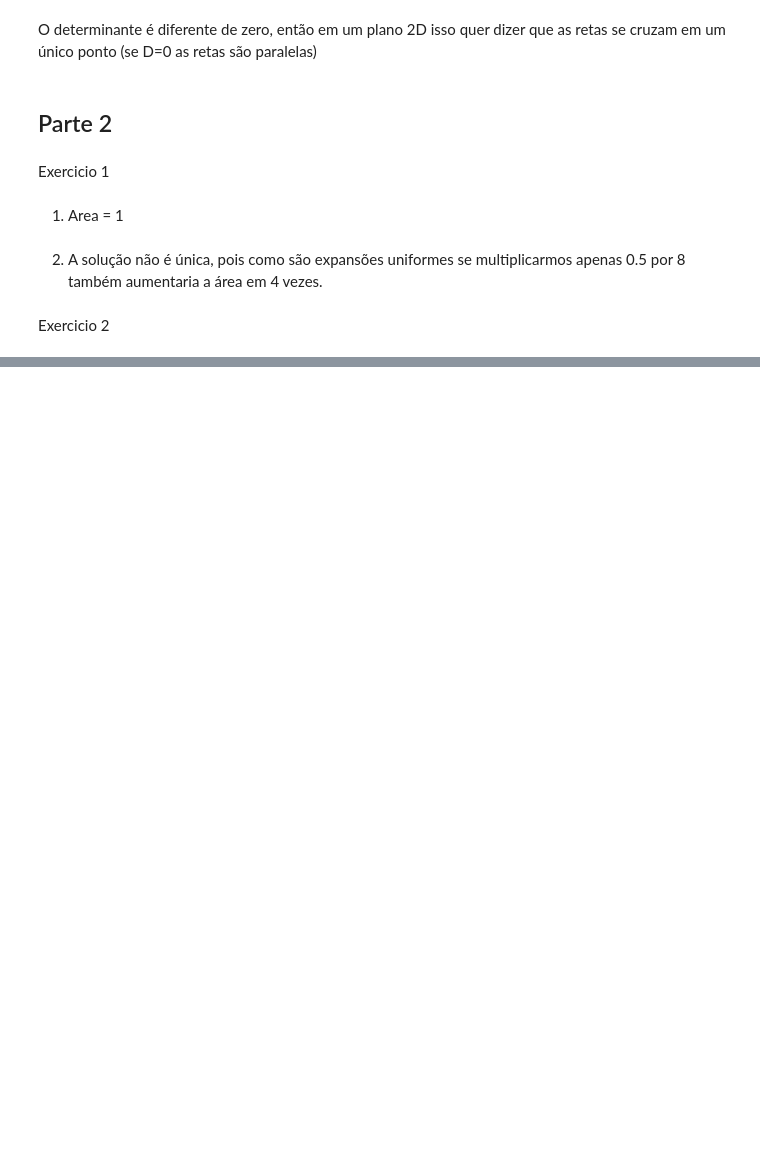
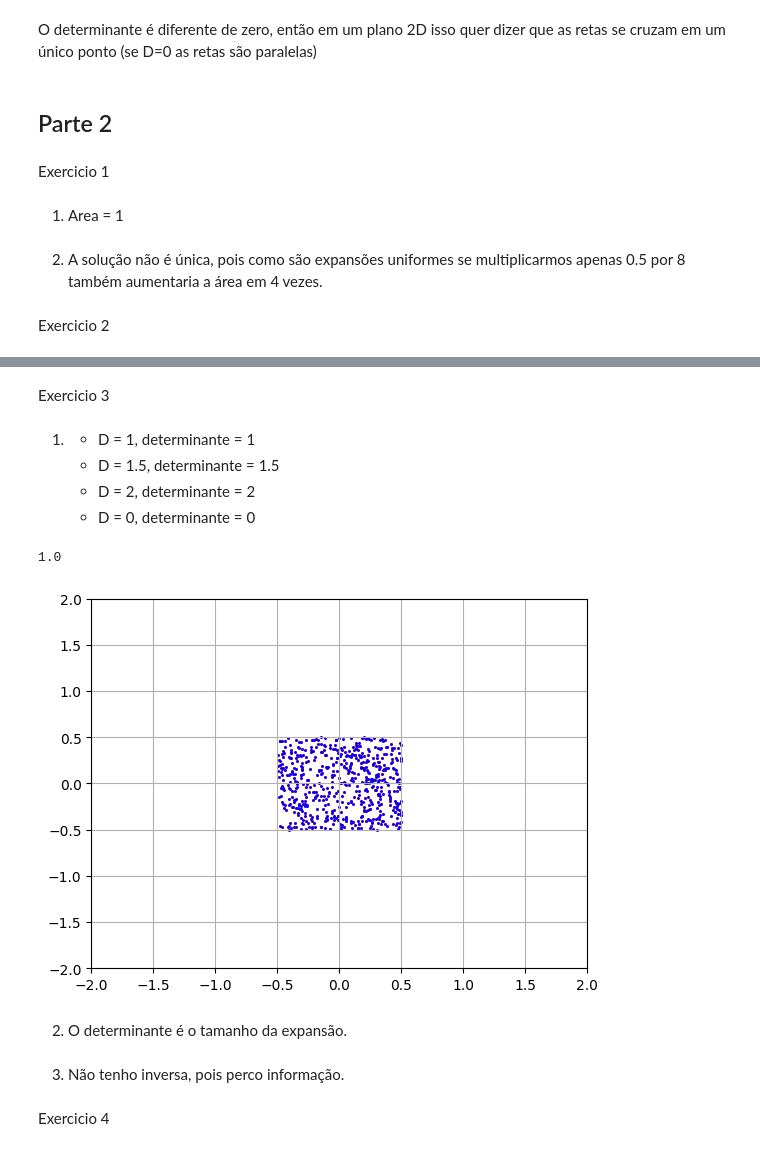
Before and after one commit to tiagoft/alglin, a Jupyter notebook: Notebooks/Gabaritos/gabarito_aula03.ipynb, the cells around one changed output, grey strips where cells are left out. Saved outputs shown, nothing was run; the diff lists cells and outputs as text; code cells hidden in the pictures; blank space fills up the shorter version.

Commit message:
gabarito aula 3 (faltam alguns exercicios)

```diff
--- a/Notebooks/Gabaritos/gabarito_aula03.ipynb
+++ b/Notebooks/Gabaritos/gabarito_aula03.ipynb
@@ -126,0 +134,30 @@ Exercicio 2
+# %% [markdown]
+Exercicio 3
+# %% [markdown]
+1)
+    - D = 1, determinante = 1
+    - D = 1.5, determinante = 1.5
+    - D = 2, determinante = 2
+    - D = 0, determinante = 0
+# %%
+x = np.random.uniform(-0.5, 0.5, size=(2, 600))
+D = 1
+A = np.array([ [1, 0], [0, D] ])
+y = A @ x
+print(np.linalg.det(A))
+plt.figure()
+plt.scatter(x[0,:], x[1,:], s=1, c='r')
+plt.scatter(y[0,:], y[1,:], s=1, c='b')
+plt.xlim([-2, 2])
+plt.ylim([-2, 2])
+plt.grid()
+plt.show()
+# %% [output]
+1.0
+[figure, added]
+# %% [markdown]
+2) O determinante é o tamanho da expansão.
+# %% [markdown]
+3) Não tenho inversa, pois perco informação.
+# %% [markdown]
+Exercicio 4
```
Also changed, not shown: parts of 19 cells of this notebook.
